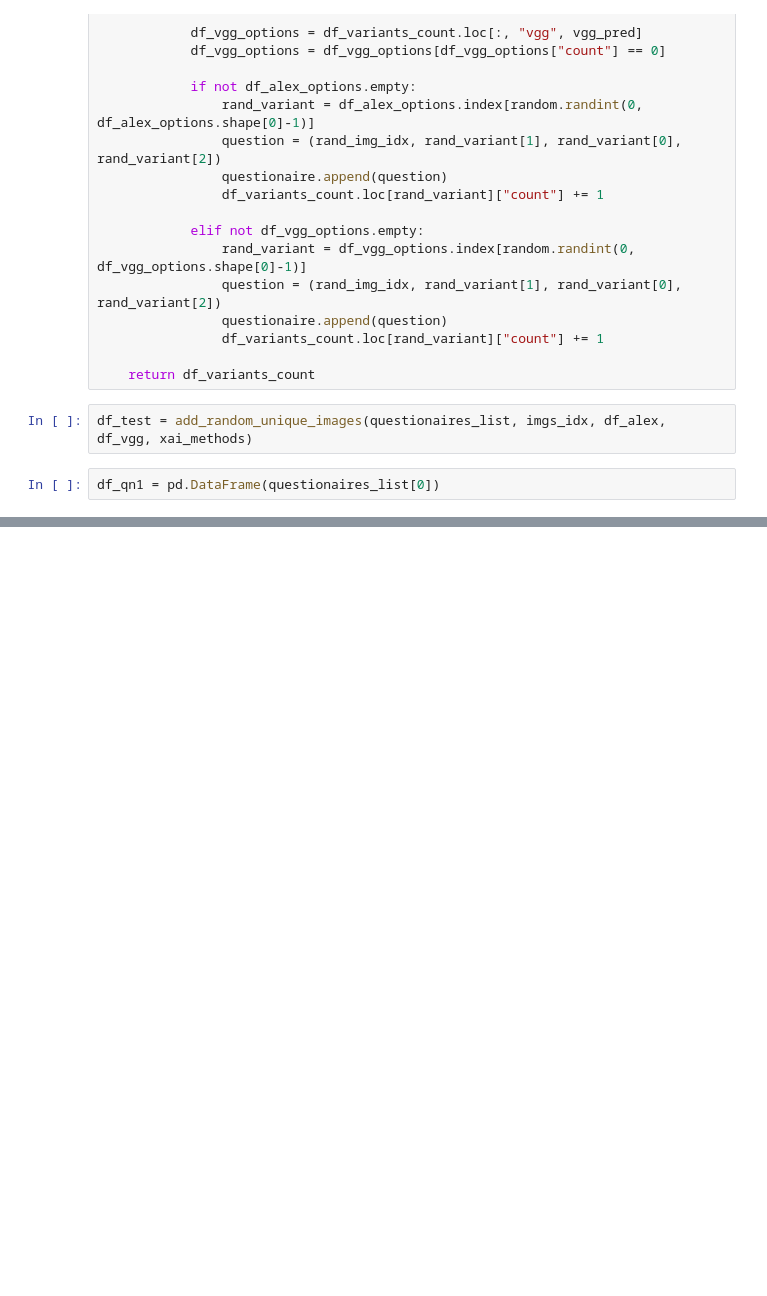
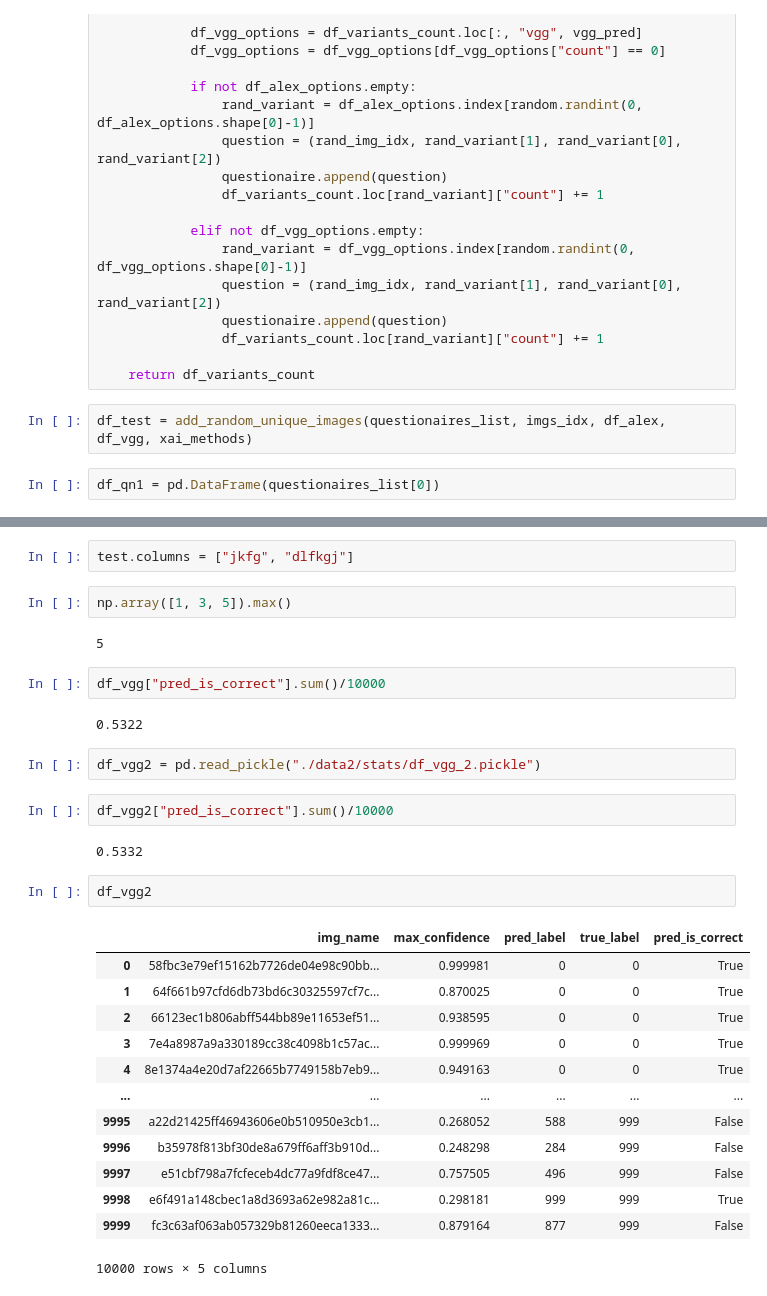
Before and after one commit to tlabarta/helpfulnessofxai, a Jupyter notebook: test_set_analyzer.ipynb, the cells around one changed output, grey strips where cells are left out. Cells and saved outputs as stored; diff of their text form; blank space fills up the shorter version.

```diff
--- a/test_set_analyzer.ipynb
+++ b/test_set_analyzer.ipynb
@@ -719,0 +774,32 @@ NameError: name 'questionaires_list' is not defined
+# %%
+test.columns = ["jkfg", "dlfkgj"]
+# %%
+np.array([1, 3, 5]).max()
+# %% [output]
+5
+# %%
+df_vgg["pred_is_correct"].sum()/10000
+# %% [output]
+0.5322
+# %%
+df_vgg2 = pd.read_pickle("./data2/stats/df_vgg_2.pickle")
+# %%
+df_vgg2["pred_is_correct"].sum()/10000
+# %% [output]
+0.5332
+# %%
+df_vgg2
+# %% [output]
+|  | img_name | max_confidence | pred_label | true_label | pred_is_correct |
+| 0 | 58fbc3e79ef15162b7726de04e98c90bb... | 0.999981 | 0 | 0 | True |
+| 1 | 64f661b97cfd6db73bd6c30325597cf7c... | 0.870025 | 0 | 0 | True |
+| 2 | 66123ec1b806abff544bb89e11653ef51... | 0.938595 | 0 | 0 | True |
+| 3 | 7e4a8987a9a330189cc38c4098b1c57ac... | 0.999969 | 0 | 0 | True |
+| 4 | 8e1374a4e20d7af22665b7749158b7eb9... | 0.949163 | 0 | 0 | True |
+| ... | ... | ... | ... | ... | ... |
+| 9995 | a22d21425ff46943606e0b510950e3cb1... | 0.268052 | 588 | 999 | False |
+| 9996 | b35978f813bf30de8a679ff6aff3b910d... | 0.248298 | 284 | 999 | False |
+| 9997 | e51cbf798a7fcfeceb4dc77a9fdf8ce47... | 0.757505 | 496 | 999 | False |
+| 9998 | e6f491a148cbec1a8d3693a62e982a81c... | 0.298181 | 999 | 999 | True |
+| 9999 | fc3c63af063ab057329b81260eeca1333... | 0.879164 | 877 | 999 | False |
+10000 rows × 5 columns
```
Also changed, not shown: parts of 14 cells of this notebook, 4 other files.
